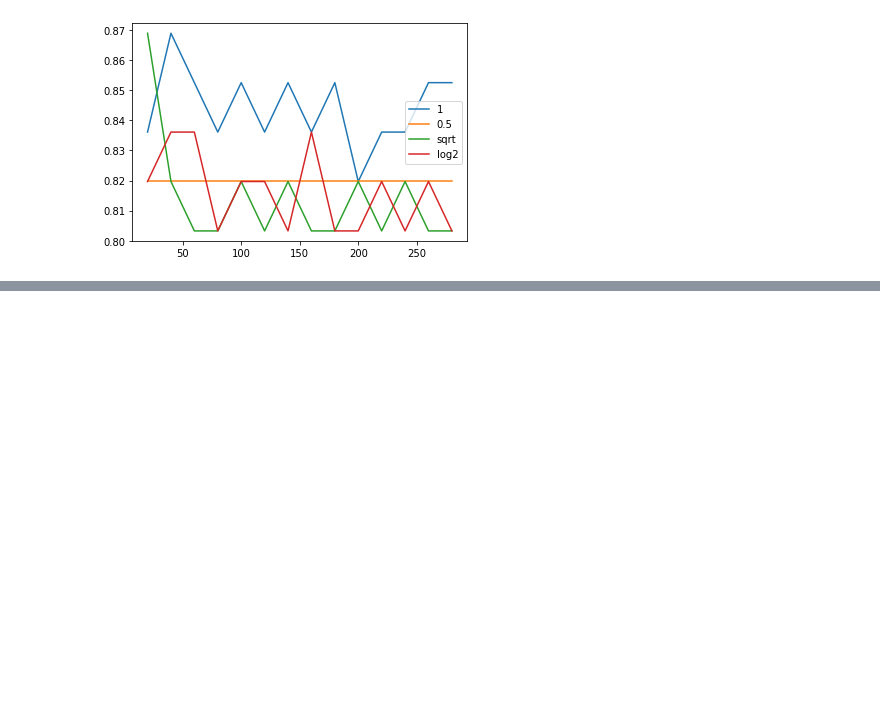
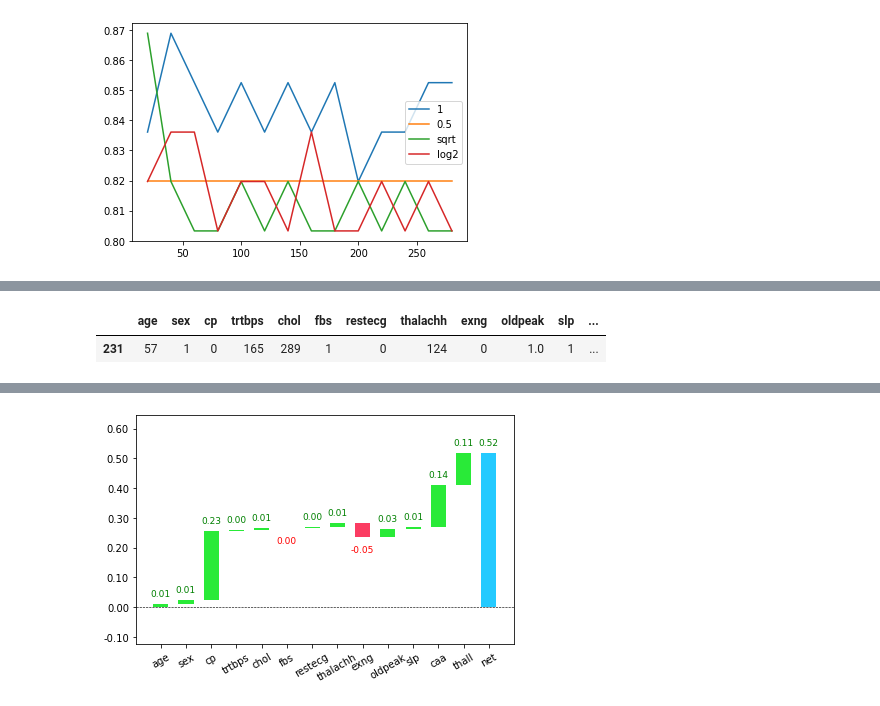
Before and after one commit to floriandotpy/data-playground, a Jupyter notebook: fastai/tabular-modeling.ipynb, the cells around one changed output, grey strips where cells are left out. Cells and saved outputs as stored; diff of their text form; code cells hidden in the pictures; blank space fills up the shorter version.

```diff
--- a/fastai/tabular-modeling.ipynb
+++ b/fastai/tabular-modeling.ipynb
@@ -205,0 +275,17 @@ plt.show()
+# %%
+# Get predictions for test data
+prediction, bias, contributions = treeinterpreter.predict(forest, test_xs.values)
+# %%
+# treeinterpreter yields results for each of our 2 classes, we can simplify to class zero only
+sample_idx = 0
+class_idx = 0
+contributions_class_0 = contributions[sample_idx,:,class_idx]
+# %%
+# Let's look at the sample again
+test_xs.iloc[sample_idx:sample_idx+1]
+# %% [output]
+|  | age | sex | cp | trtbps | chol | fbs | restecg | thalachh | exng | oldpeak | slp | ... |
+| 231 | 57 | 1 | 0 | 165 | 289 | 1 | 0 | 124 | 0 | 1.0 | 1 | ... |
+# %%
+waterfall_chart.plot(test_xs.columns, contributions_class_0, formatting='{:,.2f}')
+# %% [output]
@@ -205,0 +293 @@ plt.show()
+[figure, added]
```
Also changed, not shown: parts of 9 cells of this notebook.
